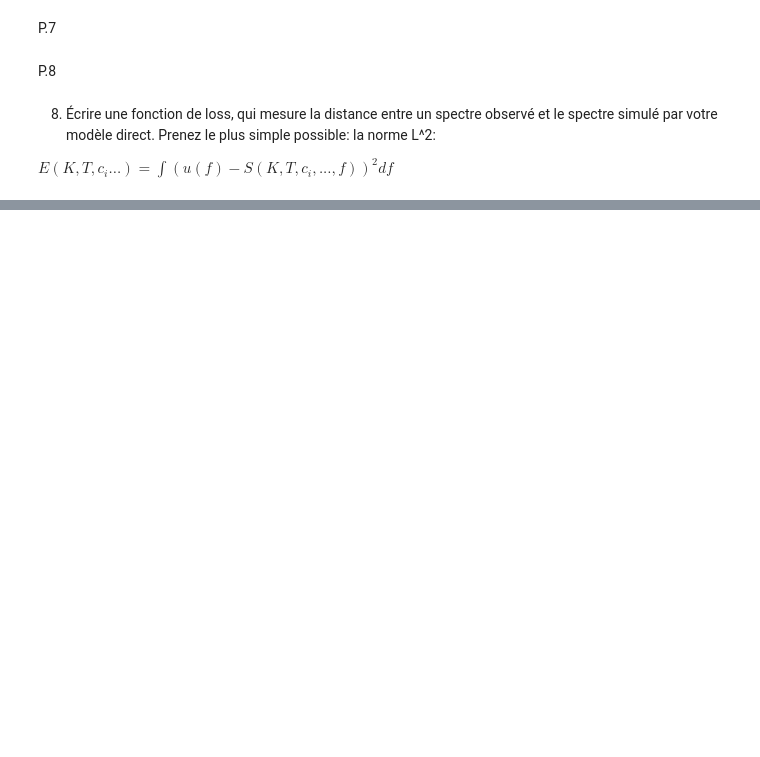
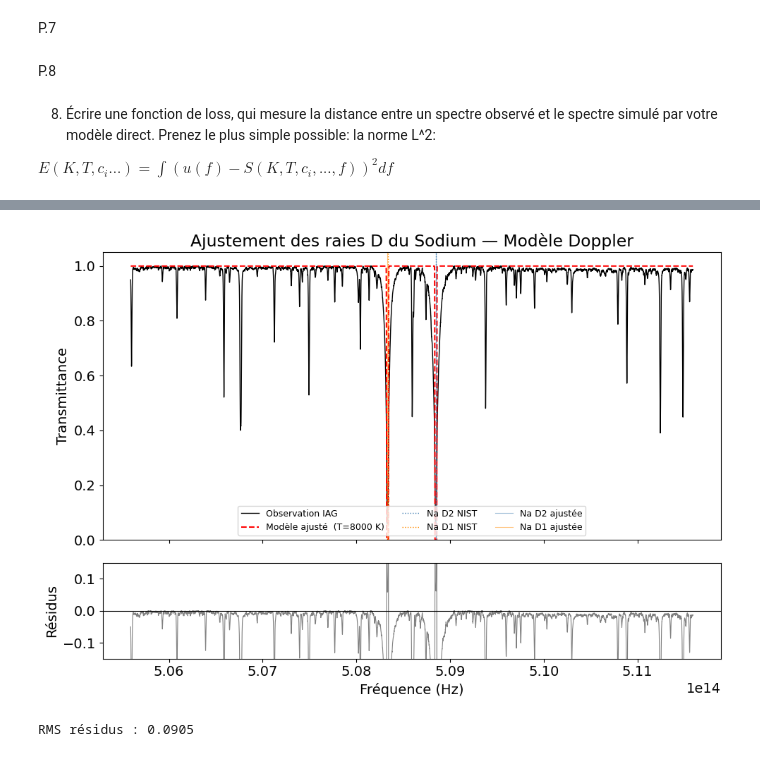
Before and after one commit to crabedesneiges/solar_spectrum, a Jupyter notebook: sun_atmosphere.ipynb, the cells around one changed output, grey strips where cells are left out. Cells and saved outputs as stored; diff of their text form; code cells hidden in the pictures; blank space fills up the shorter version.

```diff
--- a/sun_atmosphere.ipynb
+++ b/sun_atmosphere.ipynb
@@ -577,0 +444,7 @@ Fréquence trouvée pour la raie 2 : 5.088e+14 Hz
+# %%
+def loss_l2(f, u_obs, S_sim):
+    """
+    Norme L² intégrée : E = ∫ (u_obs - S_sim)² df
+    Utilise la règle des trapèzes (fréquences pas forcément uniformes).
+    """
+    return np.trapz((u_obs - S_sim)**2, x=f)
@@ -577,0 +528,35 @@ Fréquence trouvée pour la raie 2 : 5.088e+14 Hz
+# %%
+trans_opt = model_na(f_fit, T_opt, c1_opt, c2_opt, f1_opt, f2_opt)
+
+fig, axes = plt.subplots(2, 1, figsize=(10, 7), sharex=True,
+                          gridspec_kw={'height_ratios': [3, 1]})
+
+# --- Panneau principal ---
+ax = axes[0]
+ax.plot(f_fit, trans_obs, 'k',    lw=1.0, label='Observation IAG')
+ax.plot(f_fit, trans_opt, 'r--',  lw=1.5, label=f'Modèle ajusté  (T={T_opt:.0f} K)')
+ax.axvline(f_D2, color='steelblue', ls=':', lw=1, label='Na D2 NIST')
+ax.axvline(f_D1, color='darkorange', ls=':', lw=1, label='Na D1 NIST')
+ax.axvline(f1_opt, color='steelblue',  ls='-', lw=0.8, alpha=0.5, label='Na D2 ajustée')
+ax.axvline(f2_opt, color='darkorange', ls='-', lw=0.8, alpha=0.5, label='Na D1 ajustée')
+ax.set_ylabel("Transmittance")
+ax.set_title("Ajustement des raies D du Sodium — Modèle Doppler")
+ax.legend(fontsize=9, loc='lower center', ncol=3)
+ax.set_ylim(0, 1.05)
+
+# --- Résidus ---
+ax2 = axes[1]
+residuals = trans_obs - trans_opt
+ax2.plot(f_fit, residuals, 'gray', lw=0.8)
+ax2.axhline(0, color='k', lw=0.8)
+ax2.set_ylabel("Résidus")
+ax2.set_xlabel("Fréquence (Hz)")
+ax2.set_ylim(-0.15, 0.15)
+
+plt.tight_layout()
+plt.show()
+
+print(f"\nRMS résidus : {np.sqrt(np.mean(residuals**2)):.4f}")
+# %% [output]
+[figure, added]
+RMS résidus : 0.0905
```
Also changed, not shown: parts of 6 cells of this notebook.
